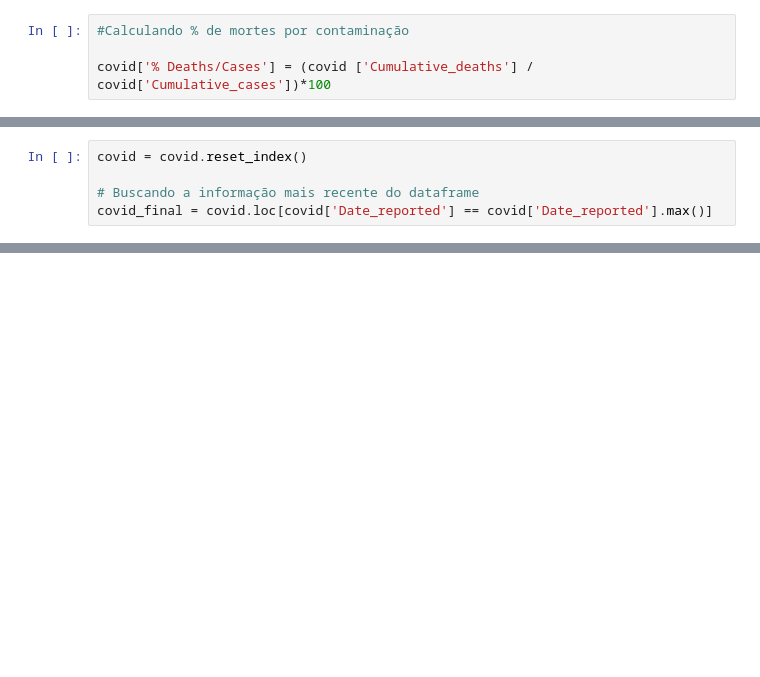
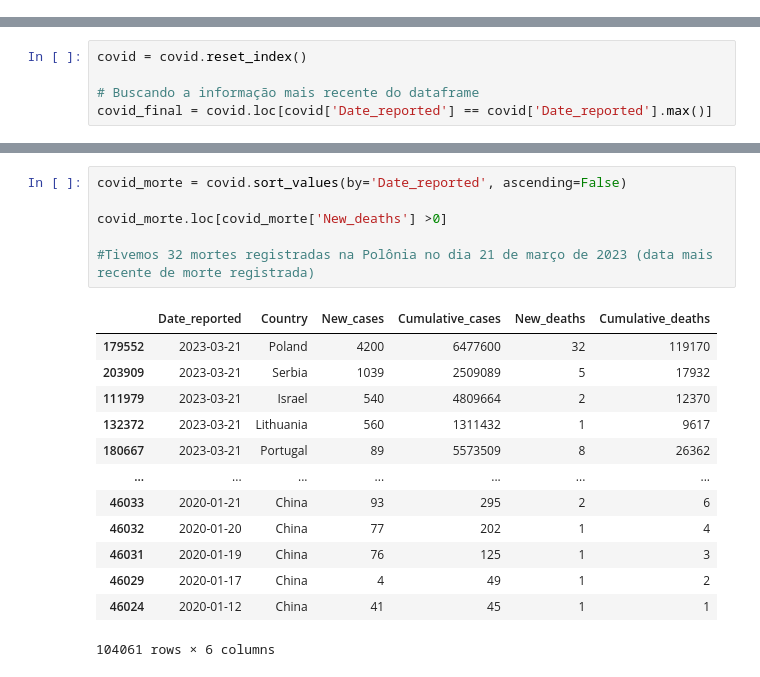
Before and after one commit to mjuliasm/covid_19, a Jupyter notebook: covid19.ipynb, the cells around one changed output, grey strips where cells are left out. Saved outputs shown, nothing was run; the diff lists cells and outputs as text; blank space fills up the shorter version.

```diff
--- a/covid19.ipynb
+++ b/covid19.ipynb
@@ -147,4 +165,0 @@ covid.loc[covid['Cumulative_deaths']  == covid['Cumulative_deaths'].max()]
-# %%
-#Calculando % de mortes por contaminação
-
-covid['% Deaths/Cases'] = (covid ['Cumulative_deaths'] / covid['Cumulative_cases'])*100
@@ -203,0 +234,20 @@ covid_final.loc[covid_final['% Deaths/Cases'] == covid_final['% Deaths/Cases'].m
+# %%
+covid_morte = covid.sort_values(by='Date_reported', ascending=False)
+
+covid_morte.loc[covid_morte['New_deaths'] >0]
+
+#Tivemos 32 mortes registradas na Polônia no dia 21 de março de 2023 (data mais recente de morte registrada)
+# %% [output]
+|  | Date_reported | Country | New_cases | Cumulative_cases | New_deaths | Cumulative_deaths |
+| 179552 | 2023-03-21 | Poland | 4200 | 6477600 | 32 | 119170 |
+| 203909 | 2023-03-21 | Serbia | 1039 | 2509089 | 5 | 17932 |
+| 111979 | 2023-03-21 | Israel | 540 | 4809664 | 2 | 12370 |
+| 132372 | 2023-03-21 | Lithuania | 560 | 1311432 | 1 | 9617 |
+| 180667 | 2023-03-21 | Portugal | 89 | 5573509 | 8 | 26362 |
+| ... | ... | ... | ... | ... | ... | ... |
+| 46033 | 2020-01-21 | China | 93 | 295 | 2 | 6 |
+| 46032 | 2020-01-20 | China | 77 | 202 | 1 | 4 |
+| 46031 | 2020-01-19 | China | 76 | 125 | 1 | 3 |
+| 46029 | 2020-01-17 | China | 4 | 49 | 1 | 2 |
+| 46024 | 2020-01-12 | China | 41 | 45 | 1 | 1 |
+104061 rows × 6 columns
```
Also changed, not shown: parts of 23 cells of this notebook.
